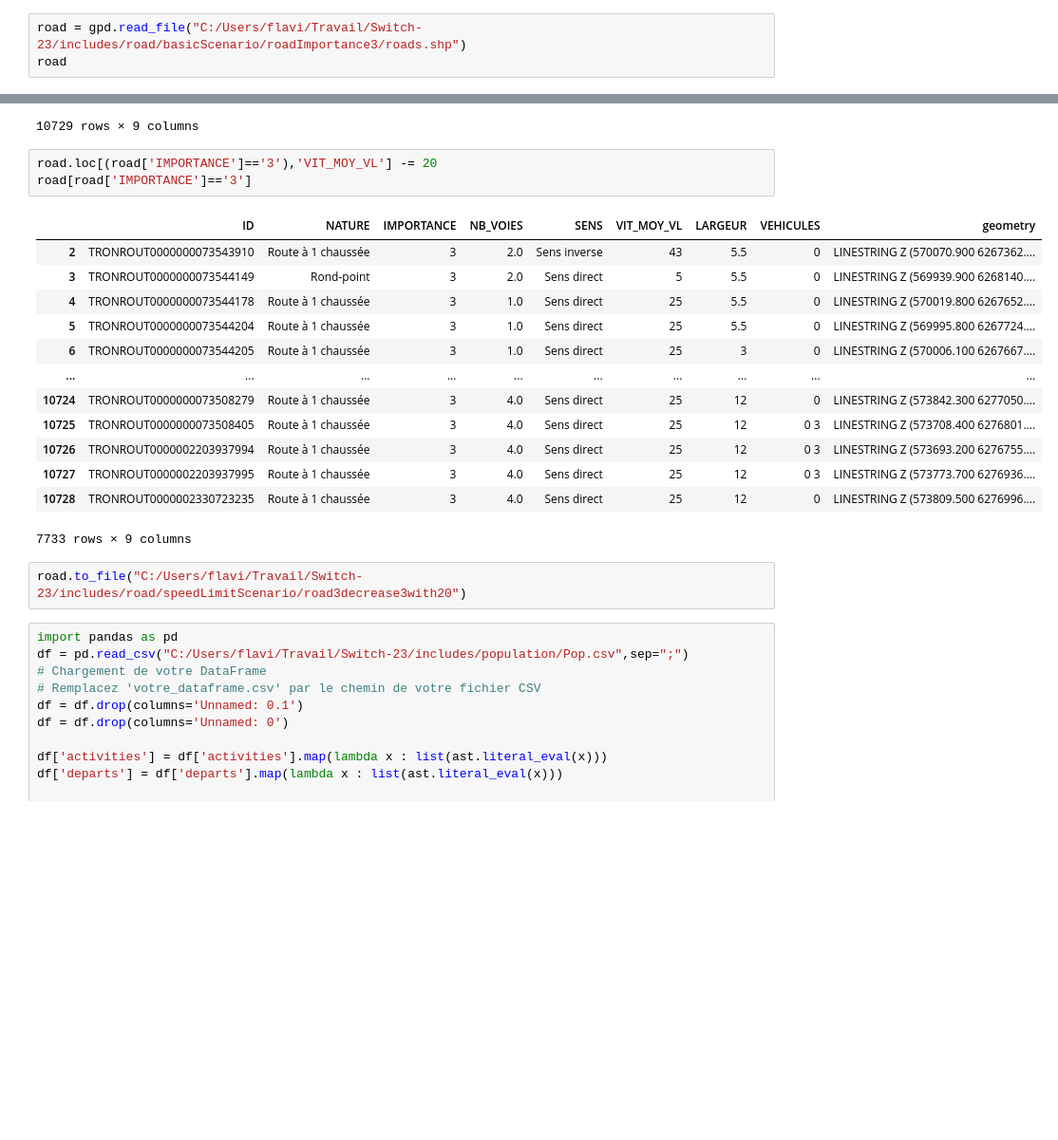
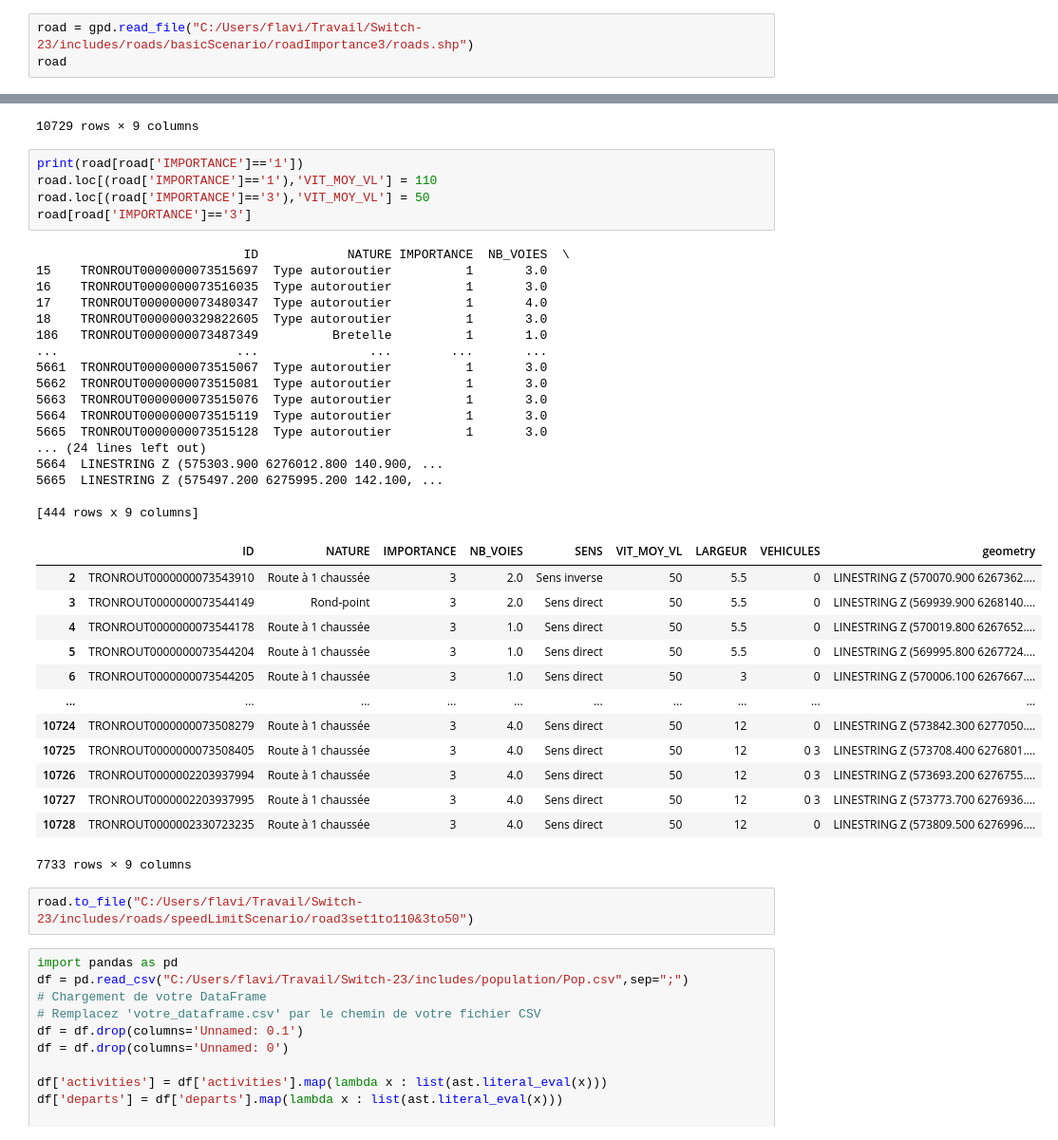
Before and after one commit to ANR-Switch/SWITCH-23, a Jupyter notebook: DataScript/SRC/test.ipynb, the cells around one changed output, grey strips where cells are left out. Shown at 95% size. Saved outputs shown, nothing was run; the diff lists cells and outputs as text; blank space fills up the shorter version.

```diff
--- a/DataScript/SRC/test.ipynb
+++ b/DataScript/SRC/test.ipynb
@@ -12,7 +12,7 @@ import pandas as pd
 import numpy as np
 import ast
 # %%
-road = gpd.read_file("C:/Users/flavi/Travail/Switch-23/includes/road/basicScenario/roadImportance3/roads.shp")
+road = gpd.read_file("C:/Users/flavi/Travail/Switch-23/includes/roads/basicScenario/roadImportance3/roads.shp")
 road
 # %% [output]
 |  | ID | NATURE | IMPORTANCE | NB_VOIES | SENS | VIT_MOY_VL | LARGEUR | VEHICULES | geometry |
@@ -29,24 +29,43 @@ road
 | 10728 | TRONROUT0000002330723235 | Route à 1 chaussée | 3 | 4.0 | Sens direct | 45 | 12 | 0 | LINESTRING Z (573809.500 6276996.... |
 10729 rows × 9 columns
 # %%
-road.loc[(road['IMPORTANCE']=='3'),'VIT_MOY_VL'] -= 20
+print(road[road['IMPORTANCE']=='1'])
+road.loc[(road['IMPORTANCE']=='1'),'VIT_MOY_VL'] = 110
+road.loc[(road['IMPORTANCE']=='3'),'VIT_MOY_VL'] = 50
 road[road['IMPORTANCE']=='3']
 # %% [output]
+                            ID            NATURE IMPORTANCE  NB_VOIES  \
+15    TRONROUT0000000073515697  Type autoroutier          1       3.0
+16    TRONROUT0000000073516035  Type autoroutier          1       3.0
+17    TRONROUT0000000073480347  Type autoroutier          1       4.0
+18    TRONROUT0000000329822605  Type autoroutier          1       3.0
+186   TRONROUT0000000073487349          Bretelle          1       1.0
+...                        ...               ...        ...       ...
+5661  TRONROUT0000000073515067  Type autoroutier          1       3.0
+5662  TRONROUT0000000073515081  Type autoroutier          1       3.0
+5663  TRONROUT0000000073515076  Type autoroutier          1       3.0
+5664  TRONROUT0000000073515119  Type autoroutier          1       3.0
+5665  TRONROUT0000000073515128  Type autoroutier          1       3.0
+... (24 lines left out)
+5664  LINESTRING Z (575303.900 6276012.800 140.900, ...
+5665  LINESTRING Z (575497.200 6275995.200 142.100, ...
+
+[444 rows x 9 columns]
 |  | ID | NATURE | IMPORTANCE | NB_VOIES | SENS | VIT_MOY_VL | LARGEUR | VEHICULES | geometry |
-| 2 | TRONROUT0000000073543910 | Route à 1 chaussée | 3 | 2.0 | Sens inverse | 43 | 5.5 | 0 | LINESTRING Z (570070.900 6267362.... |
-| 3 | TRONROUT0000000073544149 | Rond-point | 3 | 2.0 | Sens direct | 5 | 5.5 | 0 | LINESTRING Z (569939.900 6268140.... |
-| 4 | TRONROUT0000000073544178 | Route à 1 chaussée | 3 | 1.0 | Sens direct | 25 | 5.5 | 0 | LINESTRING Z (570019.800 6267652.... |
-| 5 | TRONROUT0000000073544204 | Route à 1 chaussée | 3 | 1.0 | Sens direct | 25 | 5.5 | 0 | LINESTRING Z (569995.800 6267724.... |
-| 6 | TRONROUT0000000073544205 | Route à 1 chaussée | 3 | 1.0 | Sens direct | 25 | 3 | 0 | LINESTRING Z (570006.100 6267667.... |
+| 2 | TRONROUT0000000073543910 | Route à 1 chaussée | 3 | 2.0 | Sens inverse | 50 | 5.5 | 0 | LINESTRING Z (570070.900 6267362.... |
+| 3 | TRONROUT0000000073544149 | Rond-point | 3 | 2.0 | Sens direct | 50 | 5.5 | 0 | LINESTRING Z (569939.900 6268140.... |
+| 4 | TRONROUT0000000073544178 | Route à 1 chaussée | 3 | 1.0 | Sens direct | 50 | 5.5 | 0 | LINESTRING Z (570019.800 6267652.... |
+| 5 | TRONROUT0000000073544204 | Route à 1 chaussée | 3 | 1.0 | Sens direct | 50 | 5.5 | 0 | LINESTRING Z (569995.800 6267724.... |
+| 6 | TRONROUT0000000073544205 | Route à 1 chaussée | 3 | 1.0 | Sens direct | 50 | 3 | 0 | LINESTRING Z (570006.100 6267667.... |
 | ... | ... | ... | ... | ... | ... | ... | ... | ... | ... |
-| 10724 | TRONROUT0000000073508279 | Route à 1 chaussée | 3 | 4.0 | Sens direct | 25 | 12 | 0 | LINESTRING Z (573842.300 6277050.... |
-| 10725 | TRONROUT0000000073508405 | Route à 1 chaussée | 3 | 4.0 | Sens direct | 25 | 12 | 0 3 | LINESTRING Z (573708.400 6276801.... |
-| 10726 | TRONROUT0000002203937994 | Route à 1 chaussée | 3 | 4.0 | Sens direct | 25 | 12 | 0 3 | LINESTRING Z (573693.200 6276755.... |
-| 10727 | TRONROUT0000002203937995 | Route à 1 chaussée | 3 | 4.0 | Sens direct | 25 | 12 | 0 3 | LINESTRING Z (573773.700 6276936.... |
-| 10728 | TRONROUT0000002330723235 | Route à 1 chaussée | 3 | 4.0 | Sens direct | 25 | 12 | 0 | LINESTRING Z (573809.500 6276996.... |
+| 10724 | TRONROUT0000000073508279 | Route à 1 chaussée | 3 | 4.0 | Sens direct | 50 | 12 | 0 | LINESTRING Z (573842.300 6277050.... |
+| 10725 | TRONROUT0000000073508405 | Route à 1 chaussée | 3 | 4.0 | Sens direct | 50 | 12 | 0 3 | LINESTRING Z (573708.400 6276801.... |
+| 10726 | TRONROUT0000002203937994 | Route à 1 chaussée | 3 | 4.0 | Sens direct | 50 | 12 | 0 3 | LINESTRING Z (573693.200 6276755.... |
+| 10727 | TRONROUT0000002203937995 | Route à 1 chaussée | 3 | 4.0 | Sens direct | 50 | 12 | 0 3 | LINESTRING Z (573773.700 6276936.... |
+| 10728 | TRONROUT0000002330723235 | Route à 1 chaussée | 3 | 4.0 | Sens direct | 50 | 12 | 0 | LINESTRING Z (573809.500 6276996.... |
-7733 rows × 9 columns
+7733 rows × 9 columns
 # %%
-road.to_file("C:/Users/flavi/Travail/Switch-23/includes/road/speedLimitScenario/road3decrease3with20")
+road.to_file("C:/Users/flavi/Travail/Switch-23/includes/roads/speedLimitScenario/road3set1to110&3to50")
 # %%
 import pandas as pd
 df = pd.read_csv("C:/Users/flavi/Travail/Switch-23/includes/population/Pop.csv",sep=";")
```
Also changed, not shown: 56 other files.
